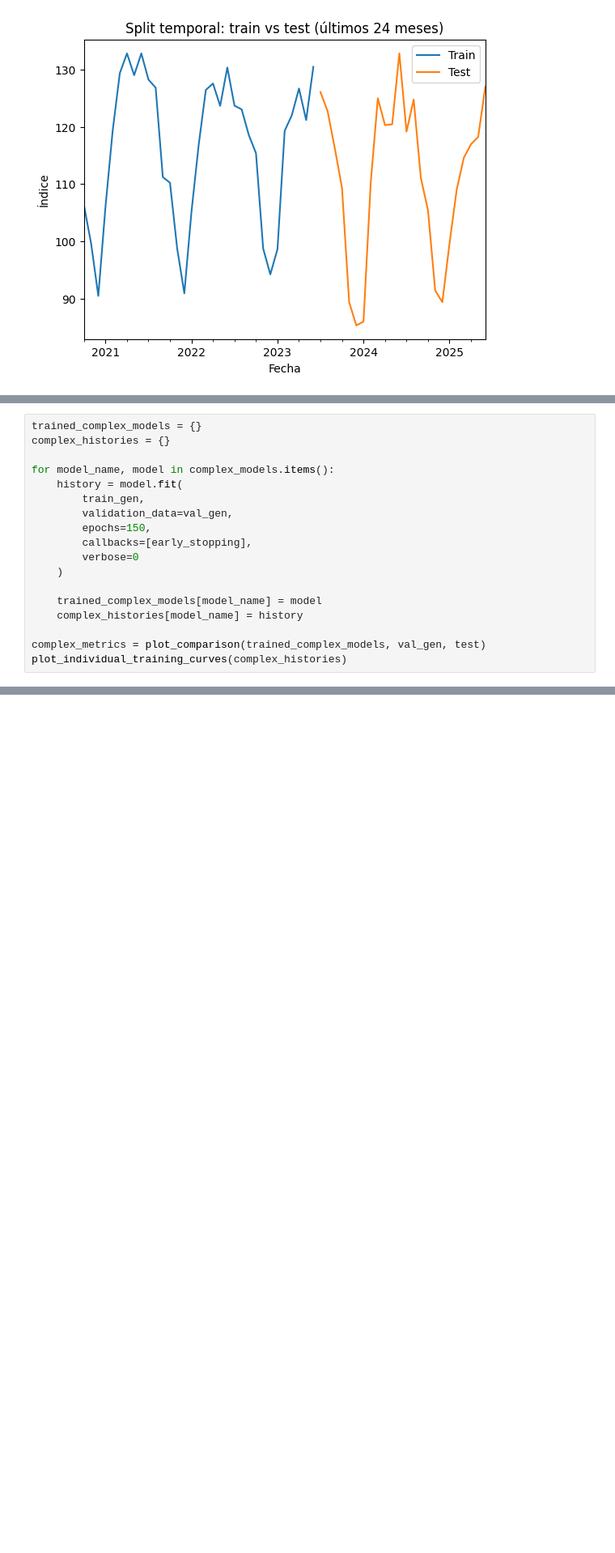
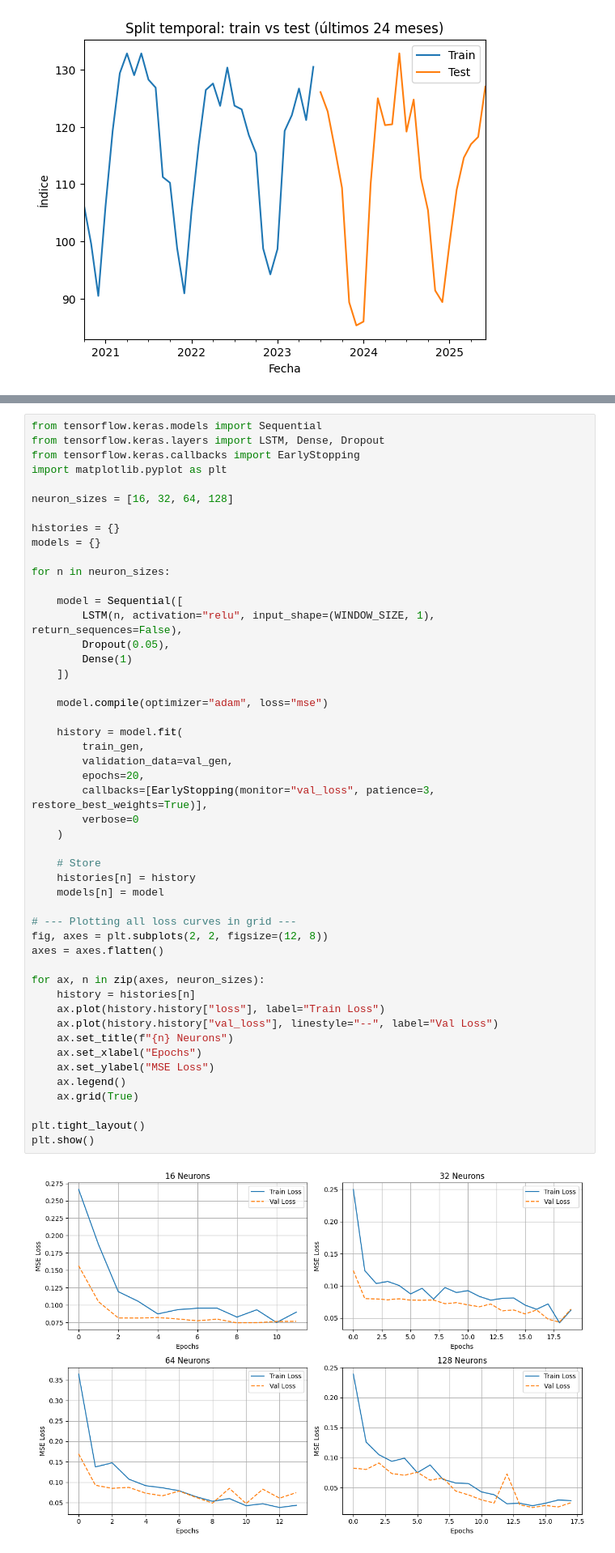
Before and after one commit to Its-Japo/DataScience, a Jupyter notebook: Lab5/Lab5RNN.ipynb, the cells around one changed output, grey strips where cells are left out. Shown at 81% size. Drawn from its saved outputs; the diff is of its cells as text; blank space fills up the shorter version.

```diff
--- a/Lab5/Lab5RNN.ipynb
+++ b/Lab5/Lab5RNN.ipynb
@@ -429,18 +179,0 @@ plot_individual_training_curves(complex_histories)
-# %%
-trained_complex_models = {}
-complex_histories = {}
-
-for model_name, model in complex_models.items():
-    history = model.fit(
-        train_gen,
-        validation_data=val_gen,
-        epochs=150,
-        callbacks=[early_stopping],
-        verbose=0
-    )
-
-    trained_complex_models[model_name] = model
-    complex_histories[model_name] = history
-
-complex_metrics = plot_comparison(trained_complex_models, val_gen, test)
-plot_individual_training_curves(complex_histories)
@@ -541,0 +188,51 @@ Peor modelo: Deep_Dense_LSTM
+# %%
+from tensorflow.keras.models import Sequential
+from tensorflow.keras.layers import LSTM, Dense, Dropout
+from tensorflow.keras.callbacks import EarlyStopping
+import matplotlib.pyplot as plt
+
+neuron_sizes = [16, 32, 64, 128]
+
+histories = {}
+models = {}
+
+for n in neuron_sizes:
+
+    model = Sequential([
+        LSTM(n, activation="relu", input_shape=(WINDOW_SIZE, 1), return_sequences=False),
+        Dropout(0.05),
+        Dense(1)
+    ])
+
+    model.compile(optimizer="adam", loss="mse")
+
+    history = model.fit(
+        train_gen,
+        validation_data=val_gen,
+        epochs=20,
+        callbacks=[EarlyStopping(monitor="val_loss", patience=3, restore_best_weights=True)],
+        verbose=0
+    )
+
+    # Store
+    histories[n] = history
+    models[n] = model
+
+# --- Plotting all loss curves in grid ---
+fig, axes = plt.subplots(2, 2, figsize=(12, 8))
+axes = axes.flatten()
+
+for ax, n in zip(axes, neuron_sizes):
+    history = histories[n]
+    ax.plot(history.history["loss"], label="Train Loss")
+    ax.plot(history.history["val_loss"], linestyle="--", label="Val Loss")
+    ax.set_title(f"{n} Neurons")
+    ax.set_xlabel("Epochs")
+    ax.set_ylabel("MSE Loss")
+    ax.legend()
+    ax.grid(True)
+
+plt.tight_layout()
+plt.show()
+# %% [output]
+[figure, added]
```
Also changed, not shown: parts of 39 cells of this notebook.
